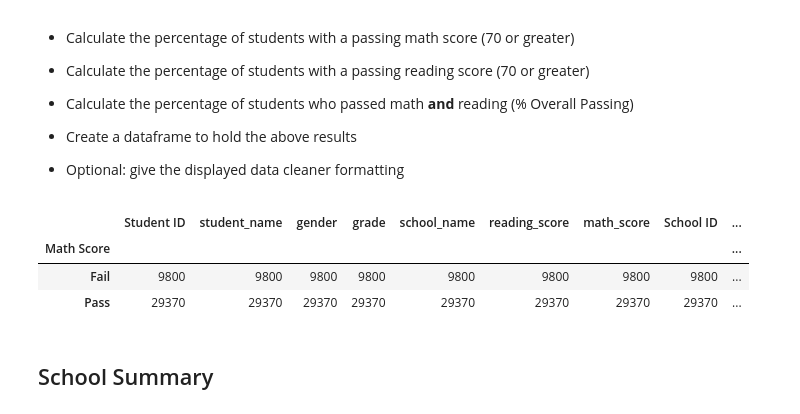
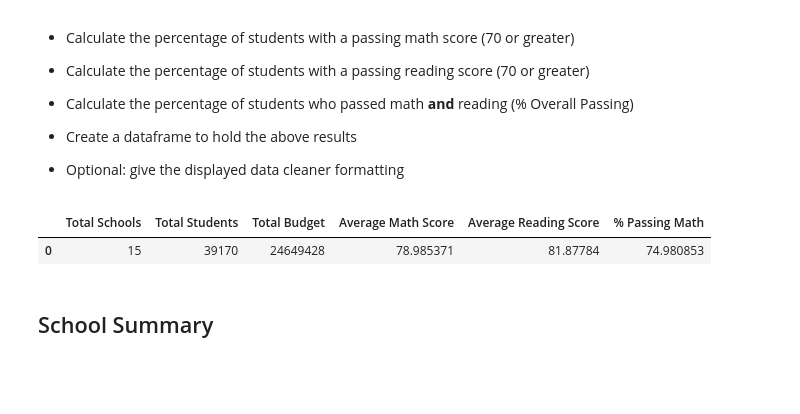
Before and after one commit to jdmerryman88/pandas-challenge, a Jupyter notebook: PyCitySchools/PyCitySchools_solution.ipynb, the cells around one changed output. Drawn from its saved outputs; the diff is of its cells as text; code cells hidden in the pictures; blank space fills up the shorter version.

```diff
--- a/PyCitySchools/PyCitySchools_solution.ipynb
+++ b/PyCitySchools/PyCitySchools_solution.ipynb
@@ -55,42 +55,44 @@ student_num = school_data_complete["student_name"].count()
 
 # budget = school_data_complete["budget"].sum()
 budgets = pd.DataFrame({"School Name": school_data_complete["school_name"].unique(),
                         "Budget": school_data_complete["budget"].unique()})
 budgets
 total_budget = budgets['Budget'].sum()
 
 math_avg = school_data_complete['math_score'].mean()
 read_avg = school_data_complete['reading_score'].mean()
 
 bins = [0, 69.9, 100]
 group_names = ['Fail' , "Pass"]
 
 school_data_complete["Math Score"] = pd.cut(school_data_complete["math_score"], bins, labels= group_names)
 school_data_complete["Reading Score"] = pd.cut(school_data_complete["reading_score"], bins, labels= group_names)
 
-math_passed = school_data_complete.groupby('Math Score').count()
-# total_math = school_data_complete['math_score'].count()
-# percent_math_passed = math_passed / total_math * 100
+math_pass_df = school_data_complete.loc[school_data_complete["Math Score"] == "Pass", :]
+math_pass = len(math_pass)
+total_math = school_data_complete['math_score'].count()
+percent_math_passed = math_pass / total_math * 100
 
-
+read_pass_df = school_data_complete.loc[school_data_complete["Reading Score"] == "Pass", :]
+read_pass = len(read_pass)
+total_read = school_data_complete['reading_score'].count()
+percent_math_passed = math_pass / total_math * 100
 
 
 
 
 frame_df = pd.DataFrame({
     "Total Schools": [total_num_schools],
     "Total Students": [student_num],
     "Total Budget": [total_budget],
     "Average Math Score" : [math_avg],
     "Average Reading Score" : [read_avg],
-    "% Passing Math" : [math_passed]
+    "% Passing Math" : [percent_math_passed]
 })
 frame_df
 # %% [output]
-|  | Student ID | student_name | gender | grade | school_name | reading_score | math_score | School ID | ... |
-| Math Score |  |  |  |  |  |  |  |  | ... |
-| Fail | 9800 | 9800 | 9800 | 9800 | 9800 | 9800 | 9800 | 9800 | ... |
-| Pass | 29370 | 29370 | 29370 | 29370 | 29370 | 29370 | 29370 | 29370 | ... |
+|  | Total Schools | Total Students | Total Budget | Average Math Score | Average Reading Score | % Passing Math |
+| 0 | 15 | 39170 | 24649428 | 78.985371 | 81.87784 | 74.980853 |
 # %% [markdown]
 ## School Summary
 # %% [markdown]
```
